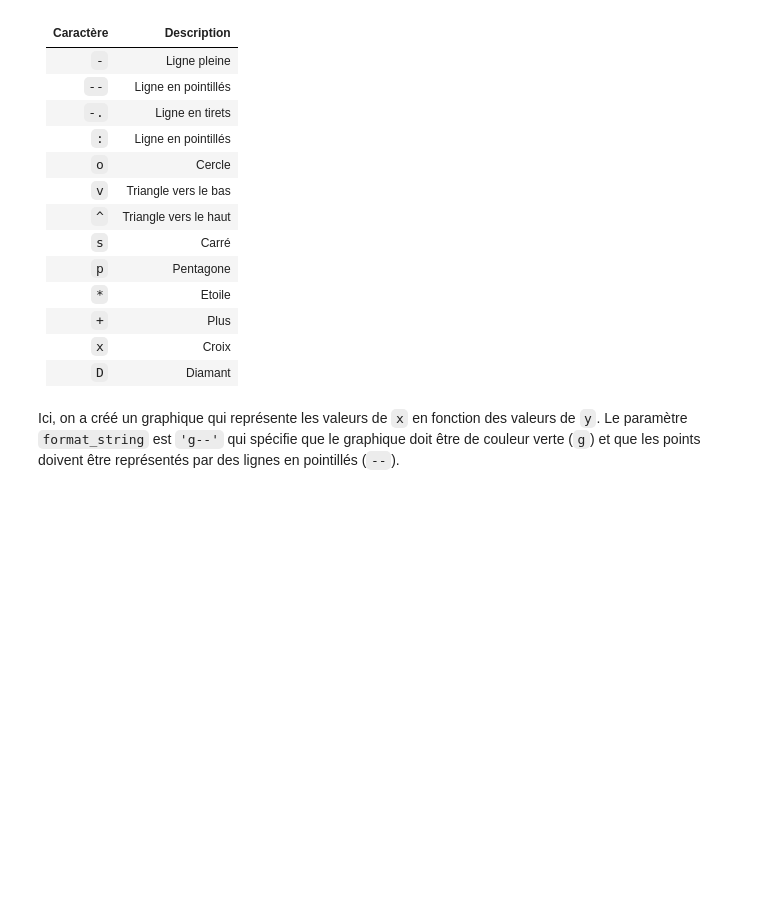
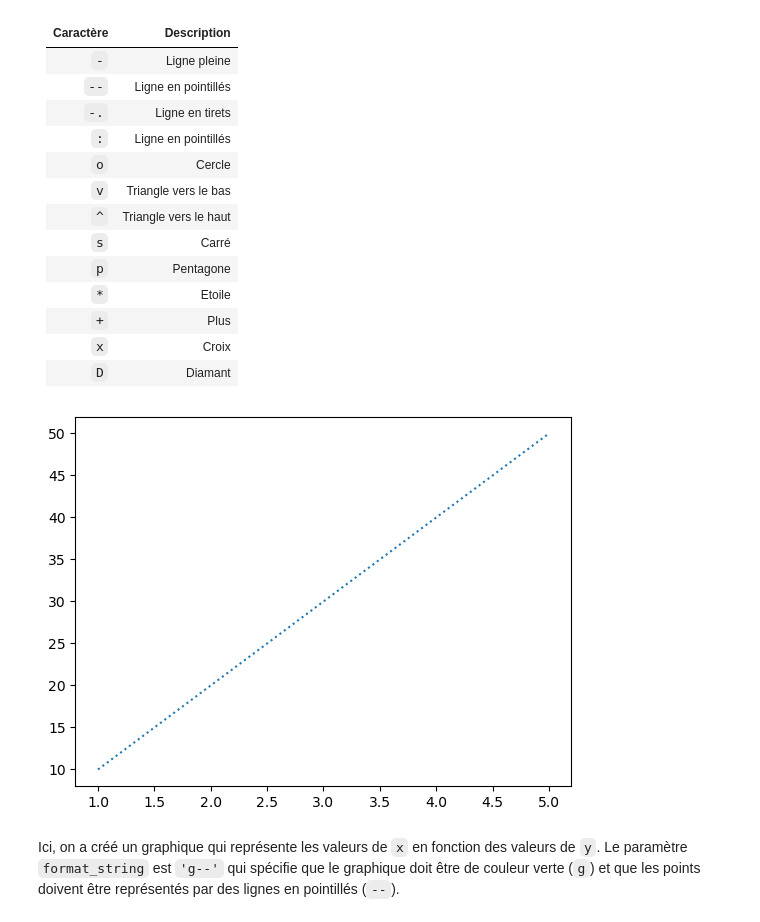
Before and after one commit to moiap13/nomades_python_software_engineer, a Jupyter notebook: cours/jupyter/20_python_file_io.ipynb, the cells around one changed output. Drawn from its saved outputs; the diff is of its cells as text; code cells hidden in the pictures; blank space fills up the shorter version.

```diff
--- a/cours/jupyter/20_python_file_io.ipynb
+++ b/cours/jupyter/20_python_file_io.ipynb
@@ -399,11 +407,13 @@ La fonction `plot()` prend un paramètre `format_string` qui permet de spécifie
 # %%
 import matplotlib.pyplot as plt
 
 x = [1, 2, 3, 4, 5]
 y = [10, 20, 30, 40, 50]
 
-plt.plot(x, y, '--')
+plt.plot(x, y, ':')
 plt.show()
+# %% [output]
+[figure, added]
 # %% [markdown]
 Ici, on a créé un graphique qui représente les valeurs de `x` en fonction des valeurs de `y`. Le paramètre `format_string` est `'g--'` qui spécifie que le graphique doit être de couleur verte (`g`) et que les points doivent être représentés par des lignes en pointillés (`--`).
 # %% [markdown]
```
Also changed, not shown: parts of 12 cells of this notebook, 5 other files.
